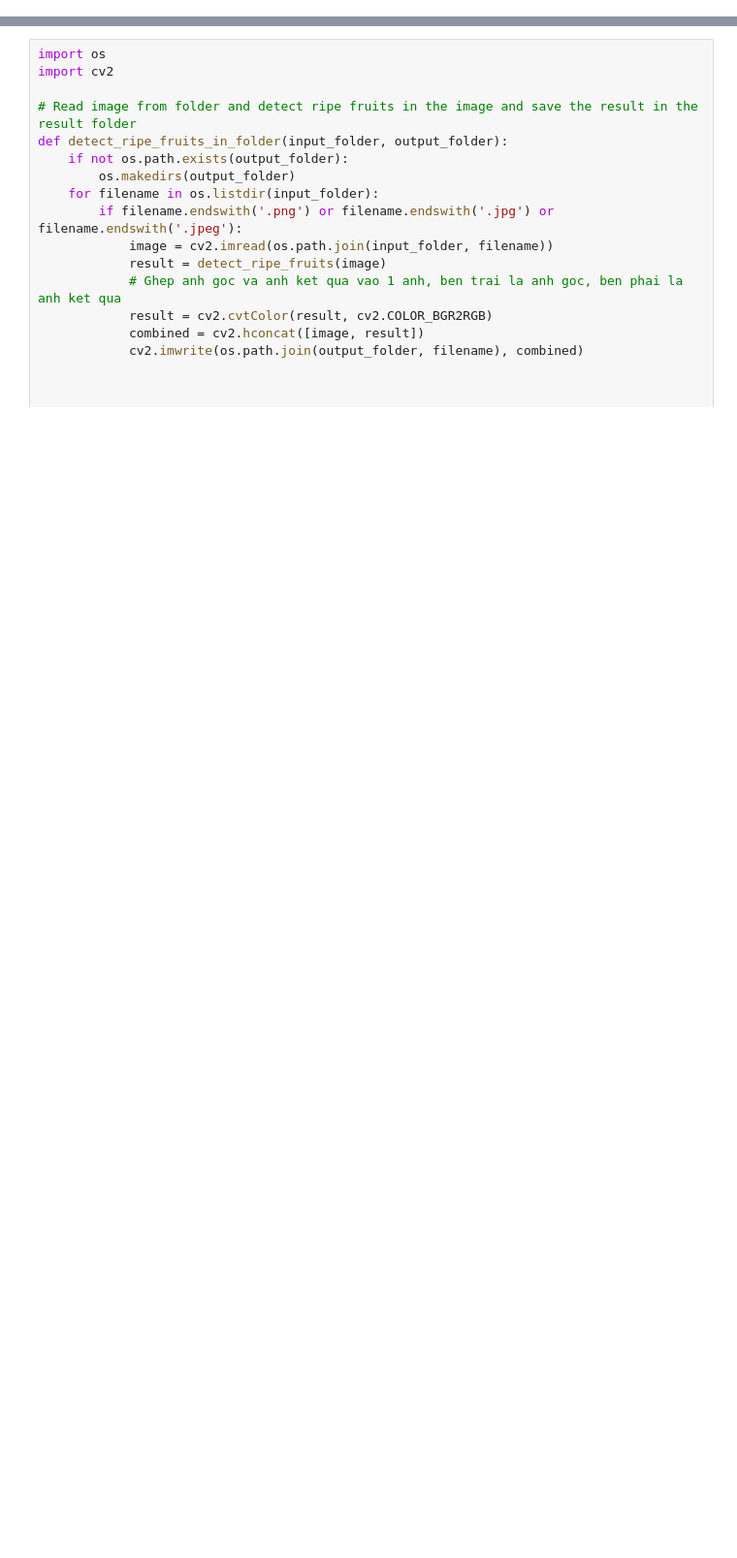
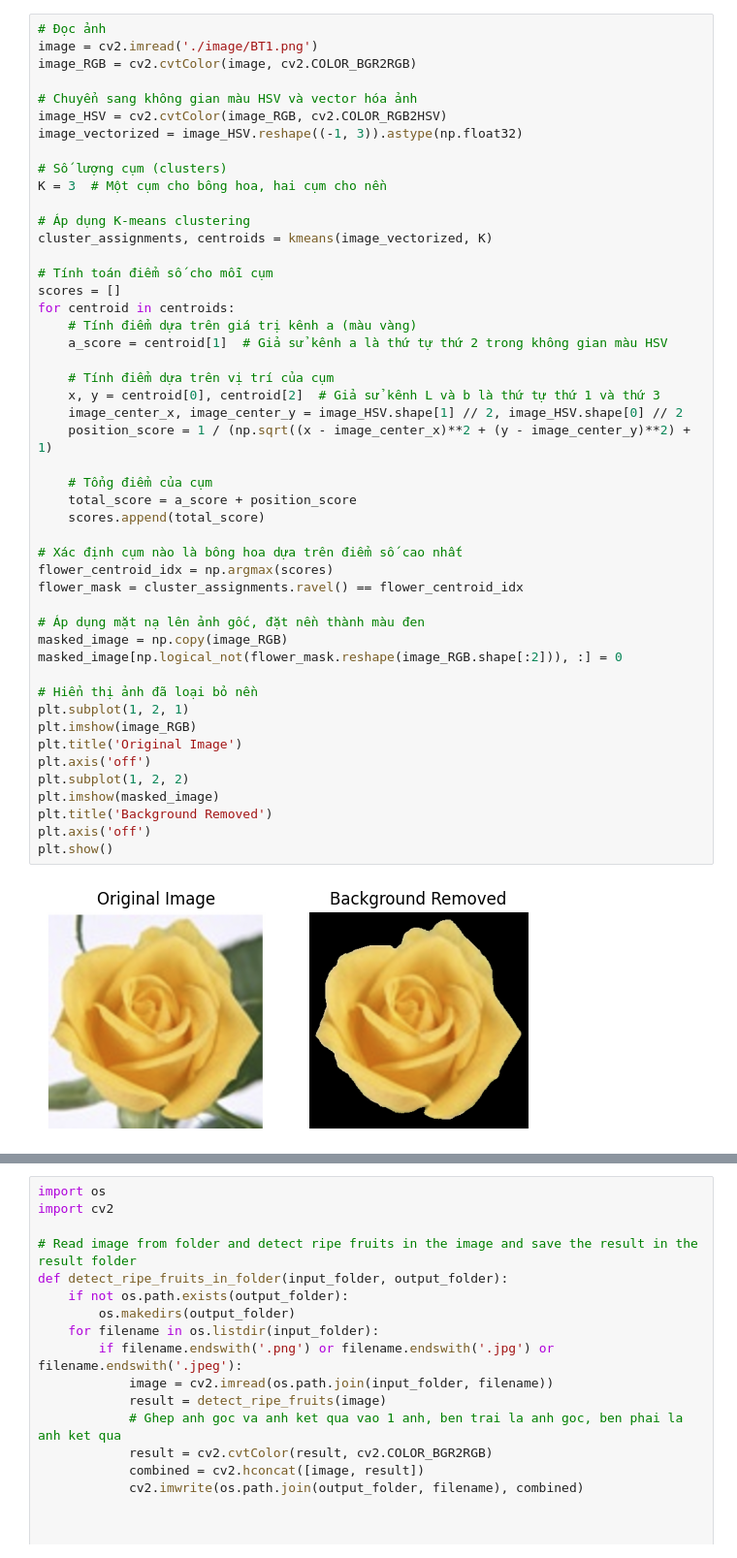
Before and after one commit to lephamcong/KMeans_Detect_Ripe_Fruit, a Jupyter notebook: Kmeans_detect_ripe_fruit.ipynb, the cells around one changed output, grey strips where cells are left out. Shown: that part at 97% size. Cells and saved outputs as stored; diff of their text form; blank space fills up the shorter version.

Commit message:
Update: update code remove background from flower image

```diff
--- a/Kmeans_detect_ripe_fruit.ipynb
+++ b/Kmeans_detect_ripe_fruit.ipynb
@@ -1 +56,51 @@
+# %%
+# Đọc ảnh
+image = cv2.imread('./image/BT1.png')
+image_RGB = cv2.cvtColor(image, cv2.COLOR_BGR2RGB)
+
+# Chuyển sang không gian màu HSV và vector hóa ảnh
+image_HSV = cv2.cvtColor(image_RGB, cv2.COLOR_RGB2HSV)
+image_vectorized = image_HSV.reshape((-1, 3)).astype(np.float32)
+
+# Số lượng cụm (clusters)
+K = 3  # Một cụm cho bông hoa, hai cụm cho nền
+
+# Áp dụng K-means clustering
+cluster_assignments, centroids = kmeans(image_vectorized, K)
+
+# Tính toán điểm số cho mỗi cụm
+scores = []
+for centroid in centroids:
+    # Tính điểm dựa trên giá trị kênh a (màu vàng)
+    a_score = centroid[1]  # Giả sử kênh a là thứ tự thứ 2 trong không gian màu HSV
+
+    # Tính điểm dựa trên vị trí của cụm
+    x, y = centroid[0], centroid[2]  # Giả sử kênh L và b là thứ tự thứ 1 và thứ 3
+    image_center_x, image_center_y = image_HSV.shape[1] // 2, image_HSV.shape[0] // 2
+    position_score = 1 / (np.sqrt((x - image_center_x)**2 + (y - image_center_y)**2) + 1)
+
+    # Tổng điểm của cụm
+    total_score = a_score + position_score
+    scores.append(total_score)
+
+# Xác định cụm nào là bông hoa dựa trên điểm số cao nhất
+flower_centroid_idx = np.argmax(scores)
+flower_mask = cluster_assignments.ravel() == flower_centroid_idx
+
+# Áp dụng mặt nạ lên ảnh gốc, đặt nền thành màu đen
+masked_image = np.copy(image_RGB)
+masked_image[np.logical_not(flower_mask.reshape(image_RGB.shape[:2])), :] = 0
+
+# Hiển thị ảnh đã loại bỏ nền
+plt.subplot(1, 2, 1)
+plt.imshow(image_RGB)
+plt.title('Original Image')
+plt.axis('off')
+plt.subplot(1, 2, 2)
+plt.imshow(masked_image)
+plt.title('Background Removed')
+plt.axis('off')
+plt.show()
+# %% [output]
+[figure, added]
 # %% [markdown]
```
Also changed, not shown: parts of 6 cells of this notebook, 1 other file.
